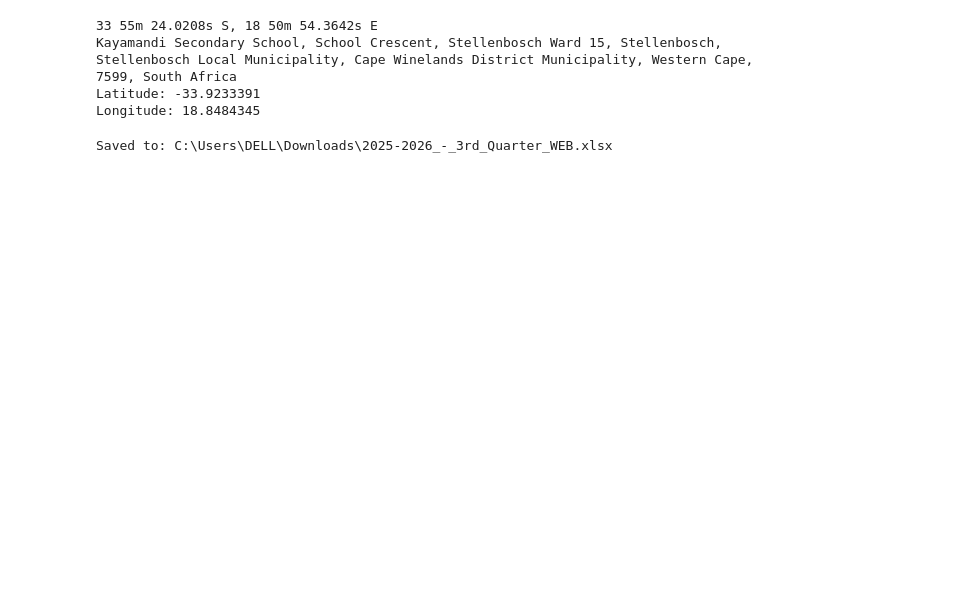
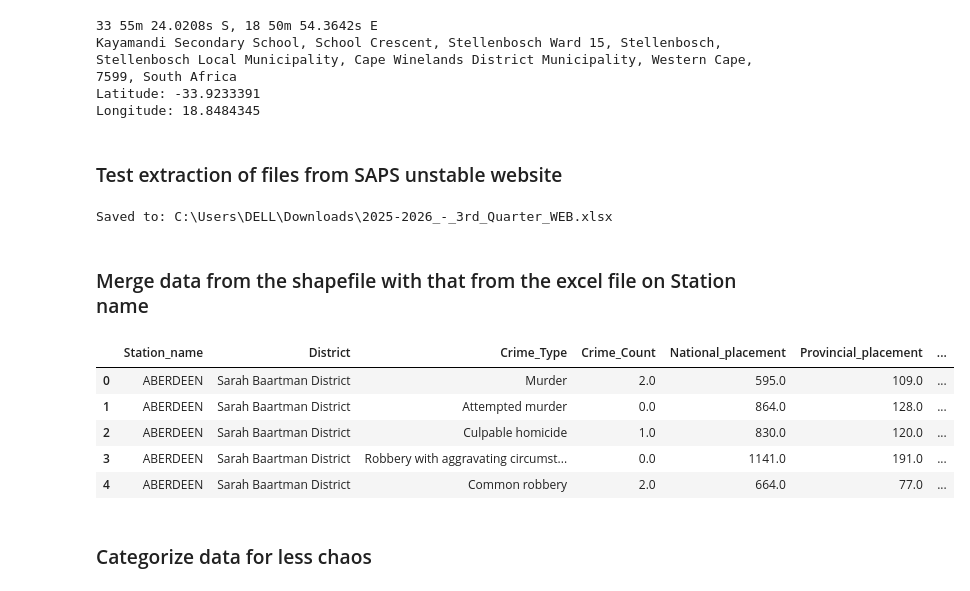
Before and after one commit to monitor-crime-talent-org/monitor-crime-and-talent, a Jupyter notebook: notebook/explore_the_data.ipynb, the cells around one changed output. Drawn from its saved outputs; the diff is of its cells as text; code cells hidden in the pictures; blank space fills up the shorter version.

```diff
--- a/notebook/explore_the_data.ipynb
+++ b/notebook/explore_the_data.ipynb
@@ -4,7 +4,7 @@
 import pandas as pd
 import geopandas as gpd
 # %%
-station_data = gpd.read_file("../data/Police_bounds.shp")
+station_data = gpd.read_file("../data/raw/saps/Police_bounds.shp")
 
 station_data.head()
 # %% [output]
@@ -17,7 +23,7 @@ station_data.head()
 # %% [markdown]
 ## Load crime stats excel
 # %%
-crime_data = pd.read_excel("../data/2025-2026_-_3rd_Quarter_WEB.xlsx", sheet_name="RAW Data", header=2)
+crime_data = pd.read_excel("../data/raw/saps/2025-2026_-_3rd_Quarter_WEB.xlsx", sheet_name="RAW Data", header=2)
 crime_data.columns = (
     crime_data.columns
     .str.strip()
@@ -136,6 +153,8 @@ print("Longitude:", point.longitude)
 Kayamandi Secondary School, School Crescent, Stellenbosch Ward 15, Stellenbosch, Stellenbosch Local Municipality, Cape Winelands District Municipality, Western Cape, 7599, South Africa
 Latitude: -33.9233391
 Longitude: 18.8484345
+# %% [markdown]
+### Test extraction of files from SAPS unstable website
 # %%
 import requests, certifi
 from bs4 import BeautifulSoup
@@ -181,3 +200,19 @@ with open(file_path, "wb") as f:
 print(f"Saved to: {file_path}")
 # %% [output]
 Saved to: C:\Users\DELL\Downloads\2025-2026_-_3rd_Quarter_WEB.xlsx
+# %% [markdown]
+### Merge data from the shapefile with that from the excel file on Station name
+# %%
+crime_data_clean = crime_data_clean.rename(columns={"Station": "Station_name"})
+station_data = station_data.rename(columns={"COMPNT_NM": "Station_name"})
+merged = crime_data_clean.merge(station_data, on="Station_name", how="left")
+merged.head()
+# %% [output]
+|  | Station_name | District | Crime_Type | Crime_Count | National_placement | Provincial_placement | ... |
+| 0 | ABERDEEN | Sarah Baartman District | Murder | 2.0 | 595.0 | 109.0 | ... |
+| 1 | ABERDEEN | Sarah Baartman District | Attempted murder | 0.0 | 864.0 | 128.0 | ... |
+| 2 | ABERDEEN | Sarah Baartman District | Culpable homicide | 1.0 | 830.0 | 120.0 | ... |
+| 3 | ABERDEEN | Sarah Baartman District | Robbery with aggravating circumst... | 0.0 | 1141.0 | 191.0 | ... |
+| 4 | ABERDEEN | Sarah Baartman District | Common robbery | 2.0 | 664.0 | 77.0 | ... |
+# %% [markdown]
+### Categorize data for less chaos
```
Also changed, not shown: parts of 23 cells of this notebook, 14 other files.
